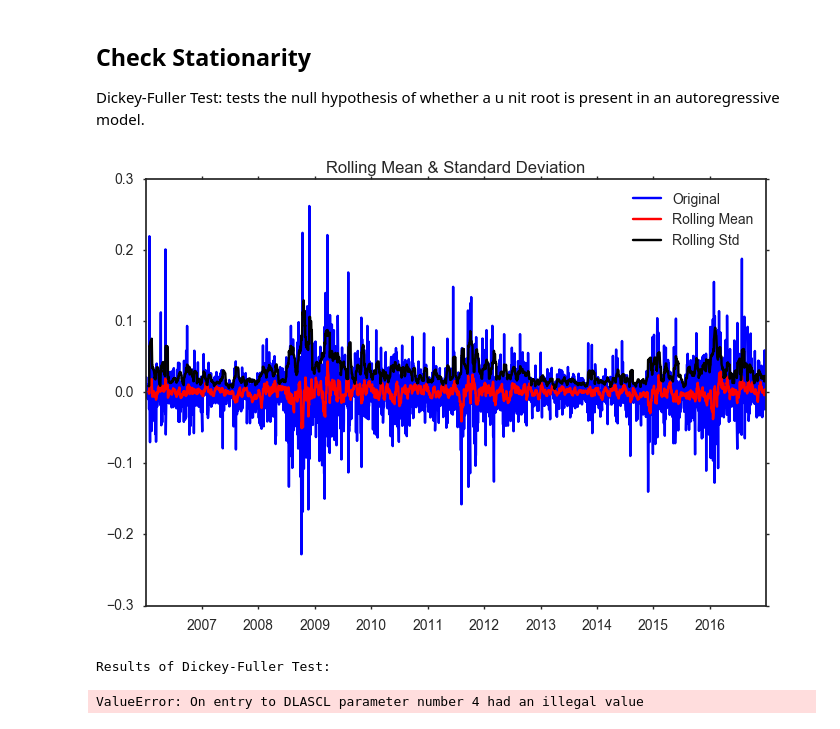
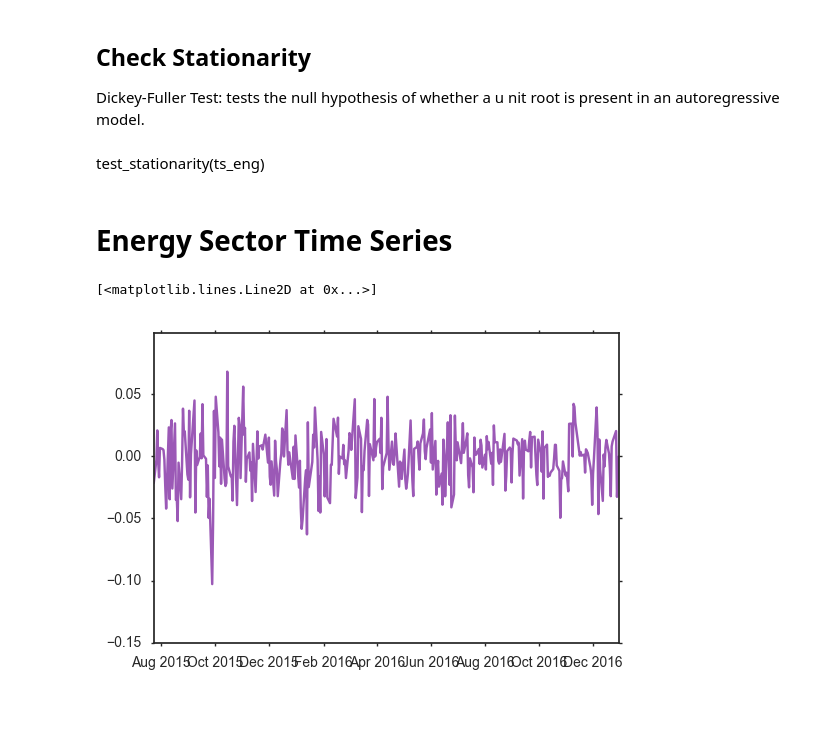
Before and after one commit to weiwang0531/stock-index, a Jupyter notebook: cleanproject.ipynb, the cells around one changed output. Saved outputs shown, nothing was run; the diff lists cells and outputs as text; code cells hidden in the pictures.

```diff
--- a/cleanproject.ipynb
+++ b/cleanproject.ipynb
@@ -361,9 +426,5 @@ def test_stationarity(timeseries):
     for key,value in dftest[4].items():
         dfoutput['Critical Value (%s)'%key] = value
     print dfoutput
-# %%
-test_stationarity(ts_eng)
-# %% [output]
-[figure, removed]
-Results of Dickey-Fuller Test:
-ValueError: On entry to DLASCL parameter number 4 had an illegal value
+# %% [markdown]
+test_stationarity(ts_eng)
@@ -369,0 +433,10 @@ ValueError: On entry to DLASCL parameter number 4 had an illegal value
+# %% [markdown]
+# Energy Sector Time Series
+# %%
+E_log = np.log(avg_T.iloc[-365:,:]['Health Care'])
+# %%
+E_log_diff = E_log - E_log.shift()
+plt.plot(E_log_diff)
+# %% [output]
+[<matplotlib.lines.Line2D at 0x...>]
+[figure, added]
```
Also changed, not shown: parts of 9 cells of this notebook.
